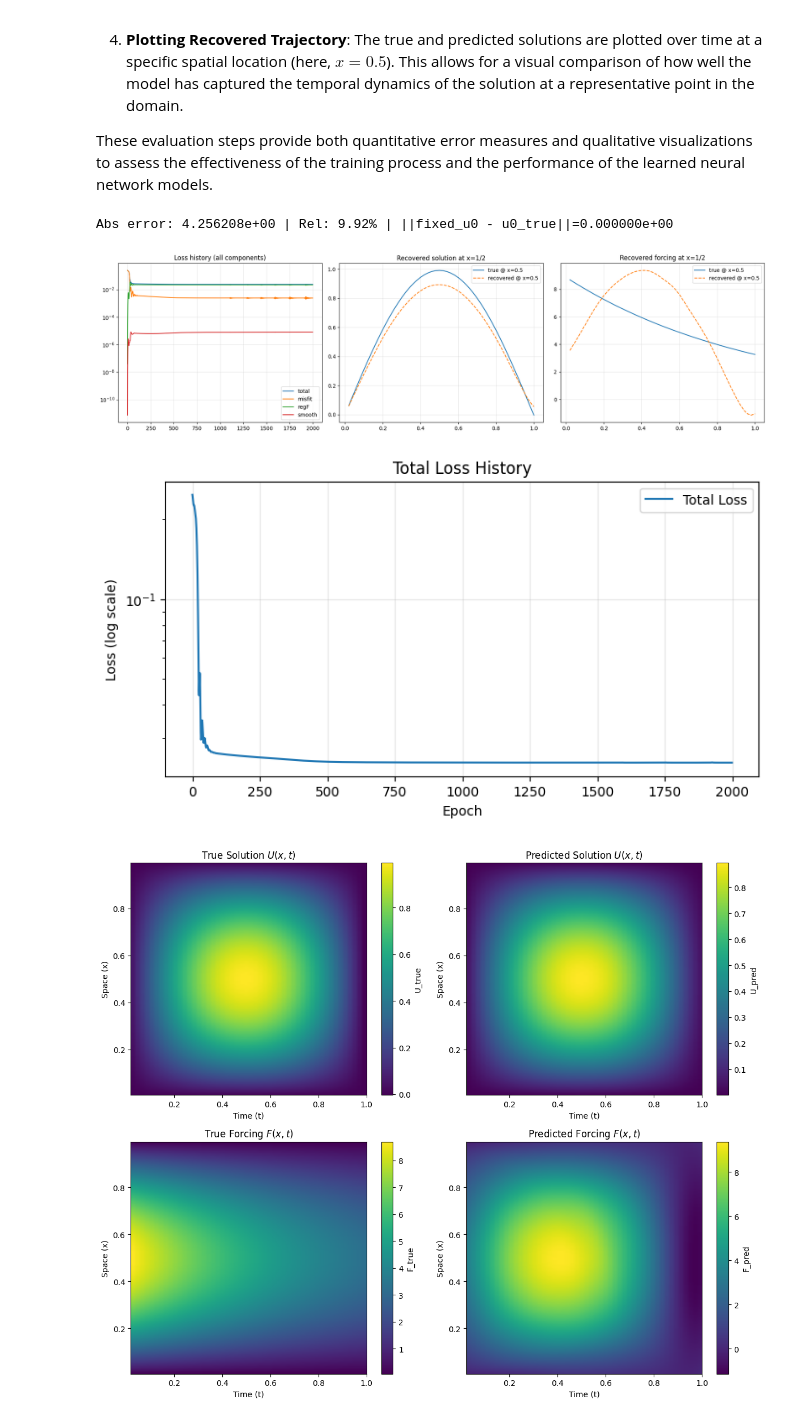
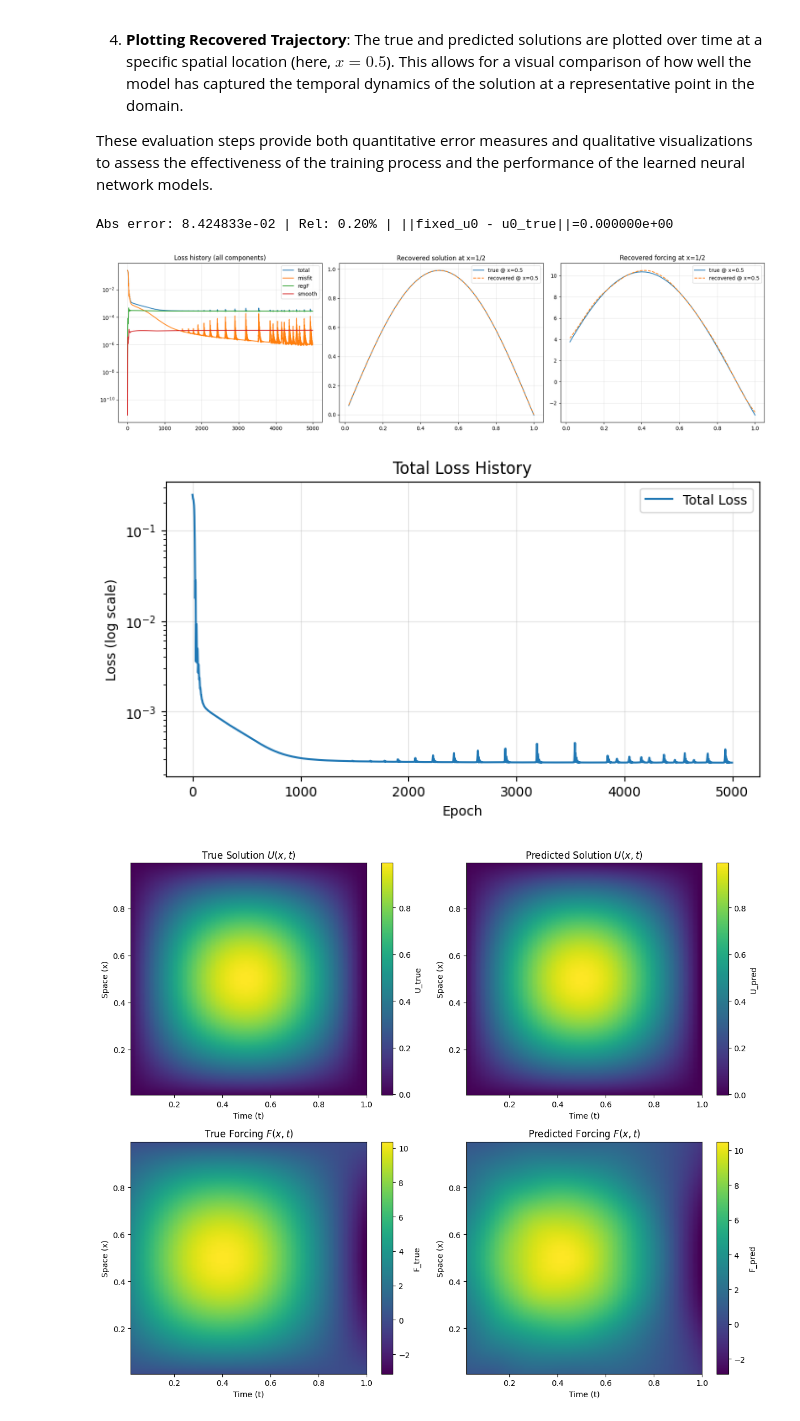
Before and after one commit to markm39/pde-constrained-opt-nn, a Jupyter notebook: 1d_heat_force_vector.ipynb, the cells around one changed output. Cells and saved outputs as stored; diff of their text form; code cells hidden in the pictures.

Commit message:
reduced alpha and increased epochs for great results

```diff
--- a/1d_heat_force_vector.ipynb
+++ b/1d_heat_force_vector.ipynb
@@ -227,7 +228,7 @@ def forward_with_nn(state_f: TrainState, state_u: TrainState | None, g: dict, u0
     if learn_ic:
         # Ensure state_u is not None when learning IC
         assert state_u is not None, "state_u cannot be None when learn_ic is True"
-        u0_pred = state_u.apply_fn(state_u.params, x_norm[:, None]).squeeze(-1)  # (Nx,)
+        u0_pred = state_u.apply_fn(state_u.params, x_norm[:, None])  # (Nx,)
     else:
         u0_pred = u0_true # Use the true initial condition when learn_ic is False
 
@@ -379,7 +380,7 @@ state_u = create_state(k2, ic_net,      in_dim=1, lr=3e-3, epochs=2000, learn_ic
 
 # Hyperparameters as JAX scalars (PyTree-friendly)
 hp = {
-    'alpha'  : jnp.array(1e-3),  # control magnitude penalty (MSE-scaled)
+    'alpha'  : jnp.array(1e-5),  # control magnitude penalty (MSE-scaled)
     'beta_ic': jnp.array(1e-4),  # small prior on u0
     'gamma_x': jnp.array(1e-4),  # smoothness in x (set 0 to disable)
     'gamma_t': jnp.array(1e-4),  # smoothness in t (set 0 to disable)
@@ -398,7 +399,7 @@ In each epoch:
 
 This iterative process allows the model parameters to be adjusted based on the gradients of the loss function, gradually minimizing the difference between the predicted and true solutions while satisfying the regularization constraints.
 # %%
-epochs = 2000 # Increased epochs to match create_state
+epochs = 5000 # Increased epochs to match create_state
 hist = dict(L=[], misfit=[], regF=[], regIC=[], smooth=[])
 
 for ep in range(epochs):
@@ -499,14 +500,22 @@ def get_true_forcing_func(g, truth_case='decaying'):
     elif truth_case == 'decaying':
         def f_true_t(tval):
             return (jnp.pi**2 - 1.0) * jnp.exp(-tval) * jnp.sin(jnp.pi * x)
+    # Add sin_sin case if needed
+    elif truth_case == 'sin_sin':
+         def f_true_t(tval):
+             return (jnp.pi * jnp.cos(jnp.pi * tval) + (jnp.pi**2) * jnp.sin(jnp.pi * tval)) * jnp.sin(jnp.pi * x)
     else:
          raise ValueError(f"Unknown truth_case: {truth_case}")
     return f_true_t
 
-current_truth_case = 'decaying' # Hardcoded - ideally should be passed or stored
+# Get the truth_case from the setup cell if possible, otherwise hardcode
+# For now, hardcoding based on previous execution context.
+# Ideally, this should be dynamically retrieved or passed.
+current_truth_case = 'sin_sin' # Assuming this was the last executed truth_case
 
 f_true_func = get_true_forcing_func(g, truth_case=current_truth_case)
 F_true_seq = jax.vmap(f_true_func)(g['t']) # (nk, Nx)
+
 
 plt.plot(g['t'], F_true_seq[:, ix], label='true @ x=0.5')
 plt.plot(g['t'], F_pred[:, ix], '--', label='recovered @ x=0.5')
@@ -541,34 +550,43 @@ plt.imshow(U_pred.T, origin='lower', aspect='auto',
            extent=[g['t'][0], g['t'][-1], g['x'][0], g['x'][-1]],
            cmap='viridis')
 plt.colorbar(label='U_pred')
 plt.xlabel('Time (t)')
 plt.ylabel('Space (x)')
 plt.title('Predicted Solution $U(x, t)$')
 
 # True Forcing F_true
 plt.subplot(2, 2, 3)
 plt.imshow(F_true_seq.T, origin='lower', aspect='auto',
            extent=[g['t'][0], g['t'][-1], g['x'][0], g['x'][-1]],
            cmap='viridis')
 plt.colorbar(label='F_true')
 plt.xlabel('Time (t)')
 plt.ylabel('Space (x)')
 plt.title('True Forcing $F(x, t)$')
 
 # Predicted Forcing F_pred
 plt.subplot(2, 2, 4)
 plt.imshow(F_pred.T, origin='lower', aspect='auto',
            extent=[g['t'][0], g['t'][-1], g['x'][0], g['x'][-1]],
            cmap='viridis')
 plt.colorbar(label='F_pred')
 plt.xlabel('Time (t)')
 plt.ylabel('Space (x)')
 plt.title('Predicted Forcing $F(x, t)$')
 
 plt.tight_layout()
 plt.show()
+
+# New plot for Initial Condition
+if learn_ic: # Only plot IC if it was learned
+    plt.figure(figsize=(8, 4))
+    plt.plot(g['x'], u0_true, label='True IC')
+    plt.plot(g['x'], u0_pred, '--', label='Predicted IC')
+    plt.legend(); plt.grid(True, alpha=0.3); plt.title("Initial Condition: True vs Predicted")
+    plt.xlabel("Space (x)"); plt.ylabel("U(x, 0)")
+    plt.show()
 # %% [output]
-Abs error: 4.256208e+00 | Rel: 9.92% | ||fixed_u0 - u0_true||=0.000000e+00
+Abs error: 8.424833e-02 | Rel: 0.20% | ||fixed_u0 - u0_true||=0.000000e+00
-[figure, old version]
+[figure, new version]
-[figure, old version]
+[figure, new version]
-[figure, old version]
+[figure, new version]
```
Also changed, not shown: parts of 3 cells of this notebook.
